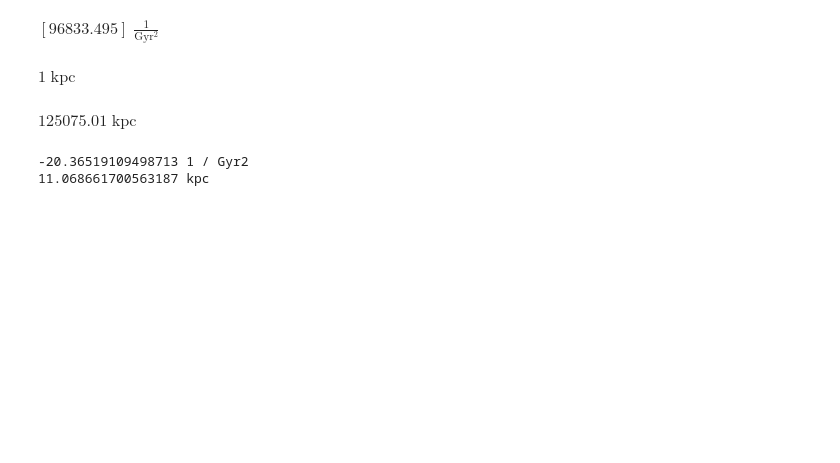
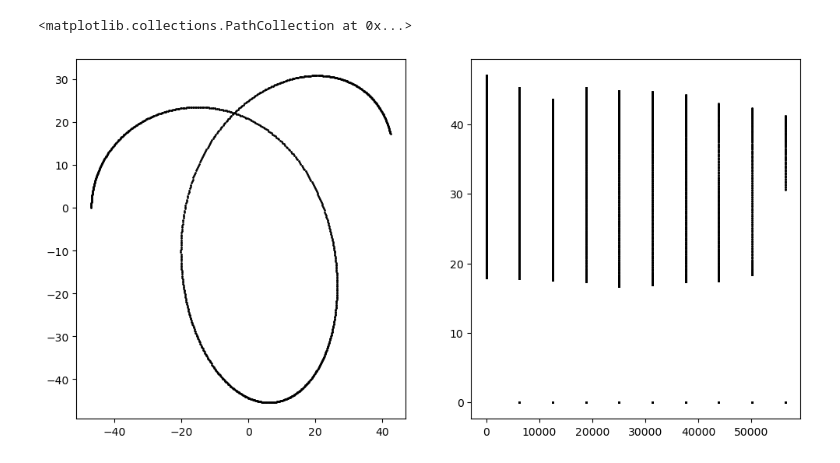
Before and after one commit to David-Chemaly/Nibaueur2023, a Jupyter notebook: Gala_stream.ipynb, the cells around one changed output. Cells and saved outputs as stored; diff of their text form; code cells hidden in the pictures; blank space fills up the shorter version.

```diff
--- a/Gala_stream.ipynb
+++ b/Gala_stream.ipynb
@@ -32,22 +36,7 @@ dt   = 1 * u.Myr
 pos_p = [-50, 0, 1] * u.kpc
 vel_p = [0, 175, 0] * u.km/u.s
 
-N  = 10
+N  = 999
 dN = 1
 
-# Define Main Halo Potential
-pot_NFW = gp.NFWPotential(mass_halo, r_s, a=1, b=1, c=1, units=galactic, origin=None, R=None)
-
-step = int(time/dt)
-step_N = int(step/N)
-
-orbit_pos_p = np.zeros((step, 3)) * u.kpc
-orbit_vel_p = np.zeros((step, 3))
-orbit_pos_p[0] = pos_p
-orbit_vel_p[0] = vel_p
-
-pos_N = np.zeros((N, 3)) * u.kpc
-vel_N = np.zeros((N, 3)) * u.km/u.s
-
-orbit_pos_N = np.zeros((step, N, 3)) * u.kpc
-orbit_vel_N = np.zeros((step, N, 3)) * u.km/u.s
+orbit_pos_p, orbit_pos_N, leading_arg, trailing_arg = run(mass_halo, r_s, mass_plummer, r_plummer, time, dt, pos_p, vel_p, N, dN)
@@ -175,18 +43,20 @@ $[-20.373738] \; \mathrm{\frac{1}{Gyr^{2}}}$
-# %%
-(hessian[2,2]*(wp.z/rp)**-2 + a_vector[2]*(1/wp.z - rp**2/wp.z**3)).to(u.Gyr**-2)
-# %% [output]
-$[96833.495] \; \mathrm{\frac{1}{Gyr^{2}}}$
-# %%
-wp.z
-# %% [output]
-$1 \; \mathrm{kpc}$
-# %%
-(1/rp - wp.x**2/rp**3)**-1
-# %% [output]
-$125075.01 \; \mathrm{kpc}$
-# %%
-rt = get_rt(wp, pot_NFW, mass_plummer)
-print(rt)
-# %% [output]
--20.36519109498713 1 / Gyr2
-11.068661700563187 kpc
+# %%
+n = 11
+keep_arg = np.linspace(0, len(leading_arg), n)
+leading_idx = np.array(leading_arg)[keep_arg.astype(int)[:-1]]
+
+
+x_leading = orbit_pos_N[:,leading_idx, 0].T
+y_leading = orbit_pos_N[:,leading_idx, 1].T
+# %%
+plt.figure(figsize=(12,6))
+plt.subplot(1,2,1)
+plt.scatter(x_leading[0], y_leading[0], s=1, c='k')
+plt.subplot(1,2,2)
+r_leading = np.sqrt(x_leading**2 + y_leading**2)
+theta_leading = np.arctan2(y_leading, x_leading)
+theta_shifted =
+plt.scatter(unwrap(theta_leading), r_leading, s=1, c='k')
+# %% [output]
+<matplotlib.collections.PathCollection at 0x...>
+[figure, added]
```
Also changed, not shown: parts of 16 cells of this notebook, 4 other files.
